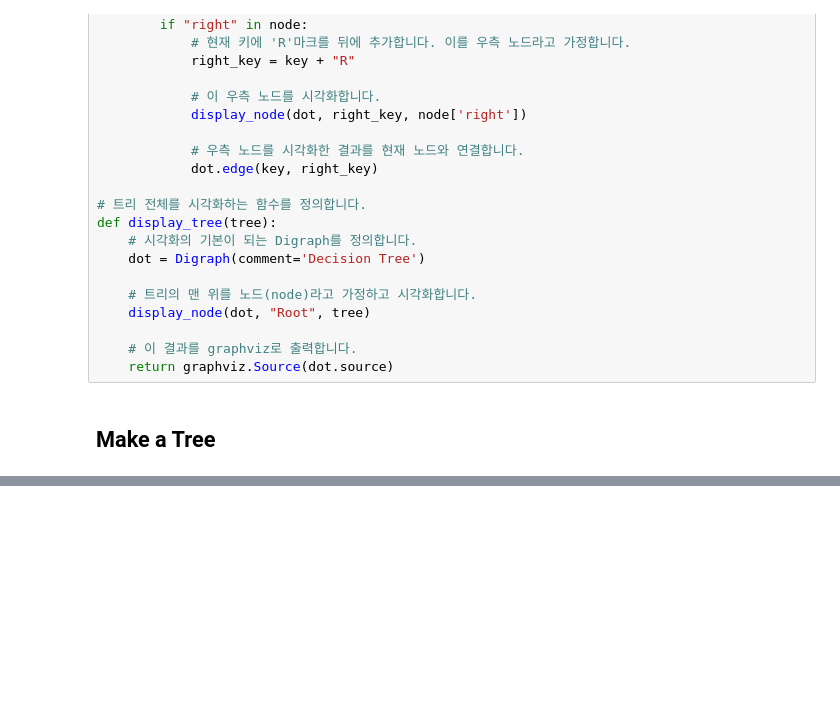
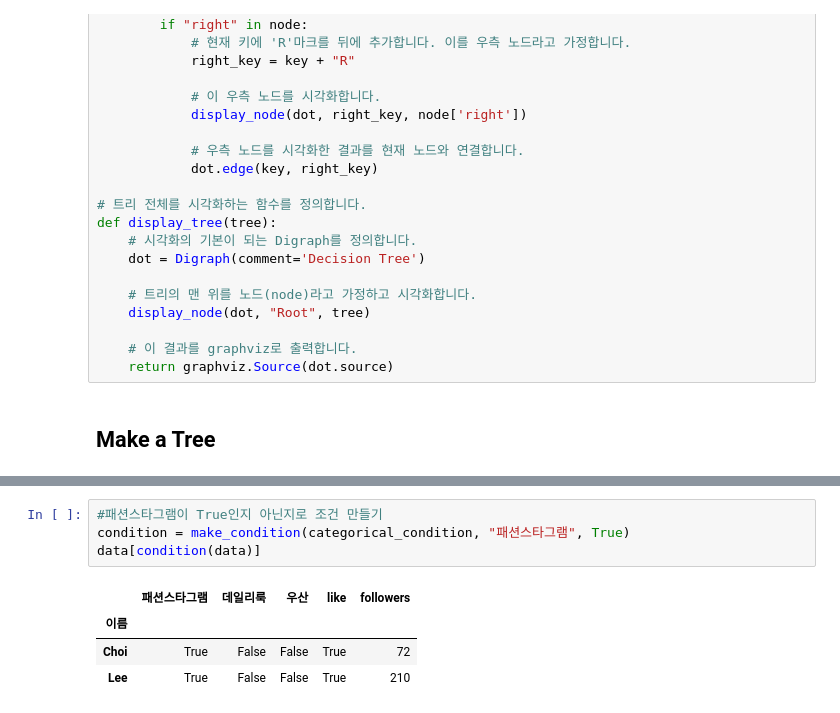
Before and after one commit to bwowby/DS, a Jupyter notebook: ir-basic/gini_impurity.ipynb, the cells around one changed output, grey strips where cells are left out. Drawn from its saved outputs; the diff is of its cells as text; blank space fills up the shorter version.

```diff
--- a/ir-basic/gini_impurity.ipynb
+++ b/ir-basic/gini_impurity.ipynb
@@ -308,0 +323,9 @@ display_tree(tree)
+# %%
+#패션스타그램이 True인지 아닌지로 조건 만들기
+condition = make_condition(categorical_condition, "패션스타그램", True)
+data[condition(data)]
+# %% [output]
+|  | 패션스타그램 | 데일리룩 | 우산 | like | followers |
+| 이름 |  |  |  |  |  |
+| Choi | True | False | False | True | 72 |
+| Lee | True | False | False | True | 210 |
```
Also changed, not shown: parts of 5 cells of this notebook.
